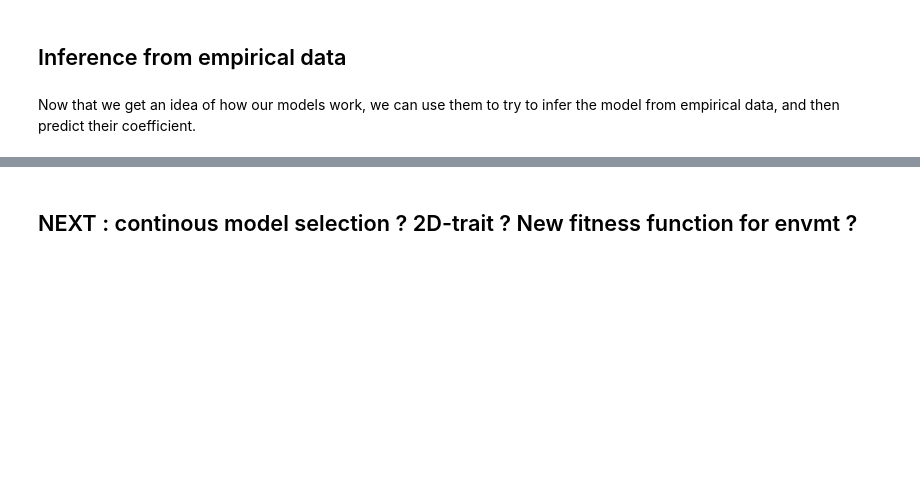
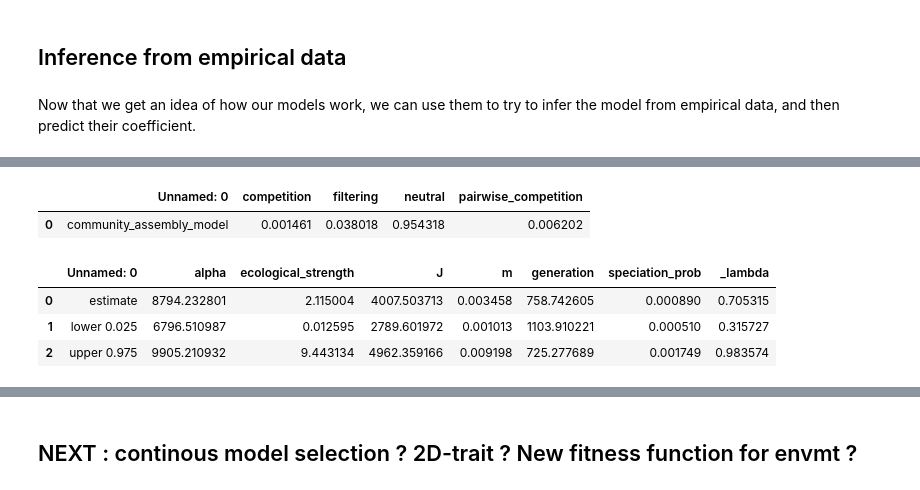
Before and after one commit to messDiv/MESS, a Jupyter notebook: Main.ipynb, the cells around one changed output, grey strips where cells are left out. Drawn from its saved outputs; the diff is of its cells as text; code cells hidden in the pictures; blank space fills up the shorter version.

```diff
--- a/Main.ipynb
+++ b/Main.ipynb
@@ -392,0 +396,13 @@ display(spiders_est)
+# %%
+snails_cl = pd.read_csv("inference_results/Galapagos_snails/est1.csv")
+snails_proba = pd.read_csv("inference_results/Galapagos_snails/proba.csv")
+snails_est = pd.read_csv("inference_results/Galapagos_snails/est2.csv")
+display(snails_proba)
+display(snails_est)
+# %% [output]
+|  | Unnamed: 0 | competition | filtering | neutral | pairwise_competition |
+| 0 | community_assembly_model | 0.001461 | 0.038018 | 0.954318 | 0.006202 |
+|  | Unnamed: 0 | alpha | ecological_strength | J | m | generation | speciation_prob | _lambda |
+| 0 | estimate | 8794.232801 | 2.115004 | 4007.503713 | 0.003458 | 758.742605 | 0.000890 | 0.705315 |
+| 1 | lower 0.025 | 6796.510987 | 0.012595 | 2789.601972 | 0.001013 | 1103.910221 | 0.000510 | 0.315727 |
+| 2 | upper 0.975 | 9905.210932 | 9.443134 | 4962.359166 | 0.009198 | 725.277689 | 0.001749 | 0.983574 |
```
Also changed, not shown: parts of 4 cells of this notebook.
